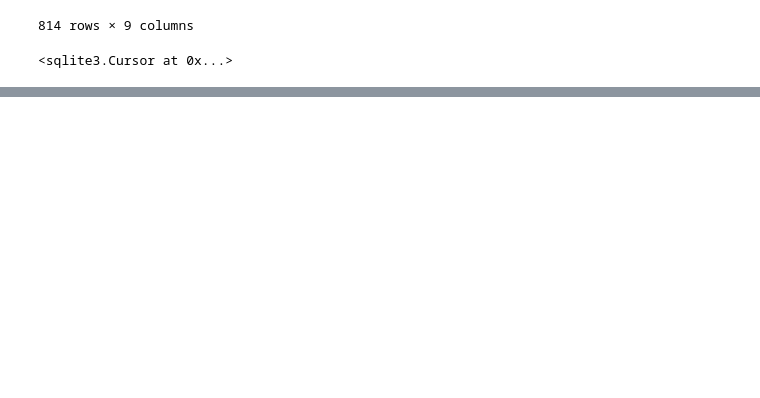
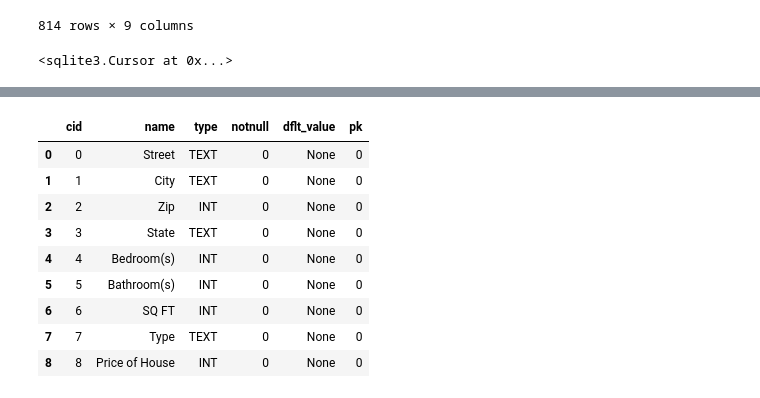
Before and after one commit to coryjennings93/codeLou_Python, a Jupyter notebook: PythondatabaseProject_fresh.ipynb, the cells around one changed output, grey strips where cells are left out. Drawn from its saved outputs; the diff is of its cells as text; code cells hidden in the pictures; blank space fills up the shorter version.

```diff
--- a/PythondatabaseProject_fresh.ipynb
+++ b/PythondatabaseProject_fresh.ipynb
@@ -281,4 +281,20 @@ run_query(query)
 814 rows × 9 columns
+# %%
+query_table_help = """
+SELECT * FROM PRAGMA_TABLE_INFO('CLprojects_cleaned');
+"""
+run_query(query_table_help)
+# %% [output]
+|  | cid | name | type | notnull | dflt_value | pk |
+| 0 | 0 | Street | TEXT | 0 | None | 0 |
+| 1 | 1 | City | TEXT | 0 | None | 0 |
+| 2 | 2 | Zip | INT | 0 | None | 0 |
+| 3 | 3 | State | TEXT | 0 | None | 0 |
+| 4 | 4 | Bedroom(s) | INT | 0 | None | 0 |
+| 5 | 5 | Bathroom(s) | INT | 0 | None | 0 |
+| 6 | 6 | SQ FT | INT | 0 | None | 0 |
+| 7 | 7 | Type | TEXT | 0 | None | 0 |
+| 8 | 8 | Price of House | INT | 0 | None | 0 |
 # %%
 # Aggregate data getting average cost of house by zip
 query_avg_price = """
```
Also changed, not shown: parts of 5 cells of this notebook, 1 other file.
